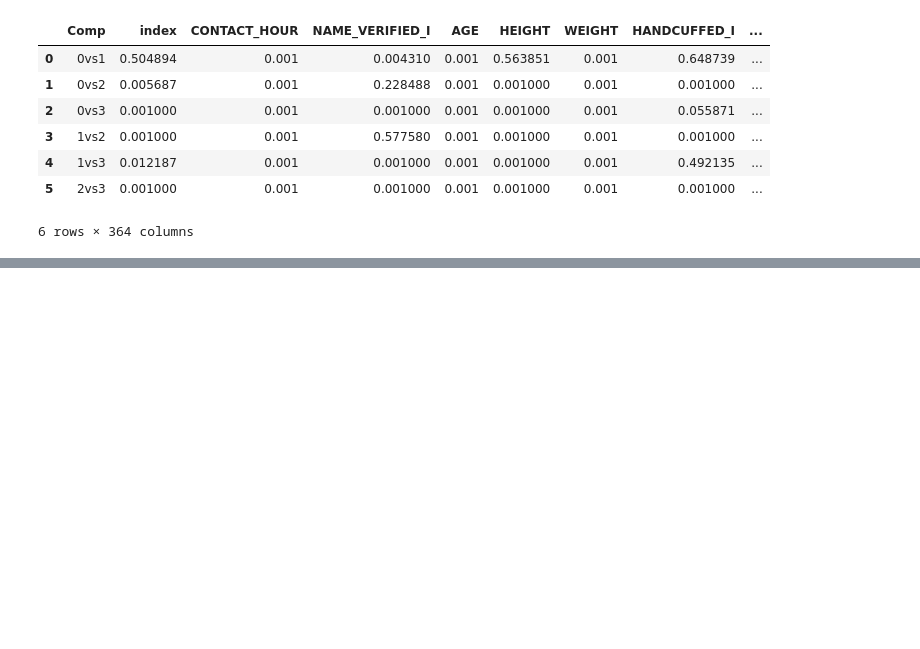
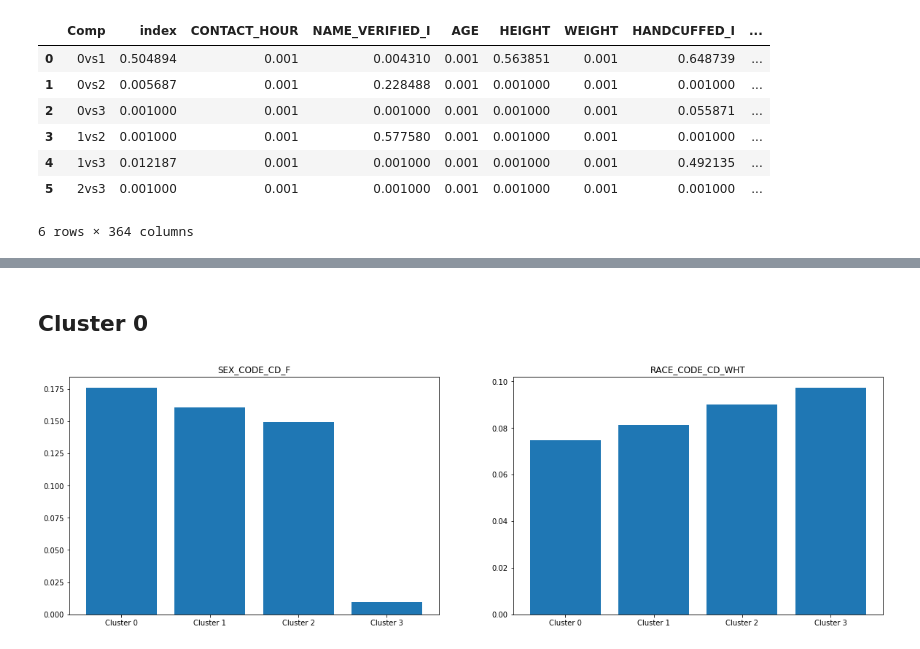
Before and after one commit to nteuthorn/Thinkful-Capstone-3, a Jupyter notebook: Capstone_3.ipynb, the cells around one changed output, grey strips where cells are left out. Saved outputs shown, nothing was run; the diff lists cells and outputs as text; code cells hidden in the pictures; blank space fills up the shorter version.

```diff
--- a/Capstone_3.ipynb
+++ b/Capstone_3.ipynb
@@ -1066,0 +1019,15 @@ for col in ['INDICATIVE_CASING_I', 'CONTACT_HOUR']:
+# %% [markdown]
+## Cluster 0
+# %%
+plt.figure(figsize=(20,6))
+plt.subplot(1, 2, 1)
+plt.bar(x=['Cluster 0', 'Cluster 1', 'Cluster 2', 'Cluster 3'], height=cluster_means['SEX_CODE_CD_F'])
+plt.title('SEX_CODE_CD_F')
+
+plt.subplot(1, 2, 2)
+plt.bar(x=['Cluster 0', 'Cluster 1', 'Cluster 2', 'Cluster 3'], height=cluster_means['RACE_CODE_CD_WHT'])
+plt.title('RACE_CODE_CD_WHT')
+
+plt.show()
+# %% [output]
+[figure, added]
```
Also changed, not shown: parts of 61 cells of this notebook.
